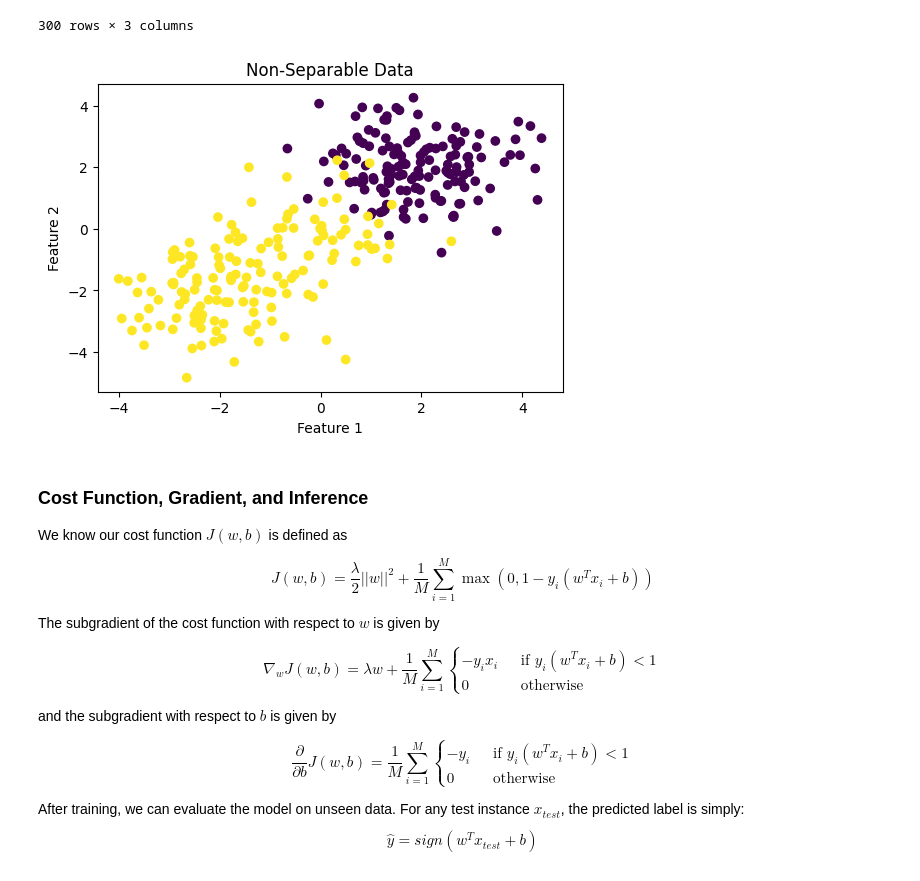
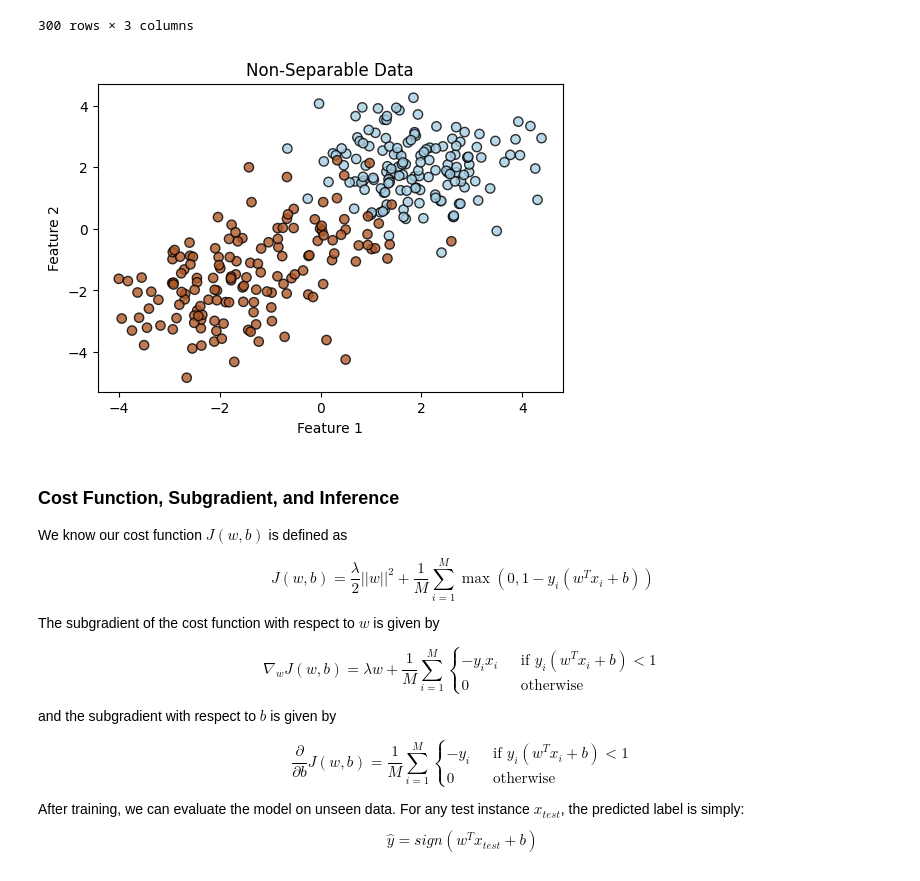
Before and after one commit to didarulilm/ml-notebooks, a Jupyter notebook: src/support_vector_machines.ipynb, the cells around one changed output. Cells and saved outputs as stored; diff of their text form; code cells hidden in the pictures.

Commit message:
added random_state and colored the plot

```diff
--- a/src/support_vector_machines.ipynb
+++ b/src/support_vector_machines.ipynb
@@ -30,24 +29,32 @@ data
 # %%
 features = data.drop("Label", axis=1).values
 labels = data["Label"].values
 transformed_labels = np.where(labels == 1, 1, -1)
 
 # Plot the dataset
 plt.figure(figsize=(6, 4))
-plt.scatter(features[:, 0], features[:, 1], c=transformed_labels)
+plt.scatter(
+    features[:, 0],
+    features[:, 1],
+    c=(transformed_labels == 1).astype(int),
+    cmap="Paired",
+    edgecolors="k",
+    s=45,
+    alpha=0.8,
+)
 plt.title("Non-Separable Data")
 plt.xlabel("Feature 1")
 plt.ylabel("Feature 2")
 plt.show()
 
 # Split the dataset into training and test set
 features_train, features_test, labels_train, labels_test = train_test_split(
-    features, transformed_labels, test_size=0.2
+    features, transformed_labels, test_size=0.2, random_state=42
 )
 # %% [output]
-[figure, old version]
+[figure, new version]
 # %% [markdown]
-### Cost Function, Gradient, and Inference
+### Cost Function, Subgradient, and Inference
 
 We know our cost function $J(w,b)$ is defined as
 
```
Also changed, not shown: parts of 1 cell of this notebook.
